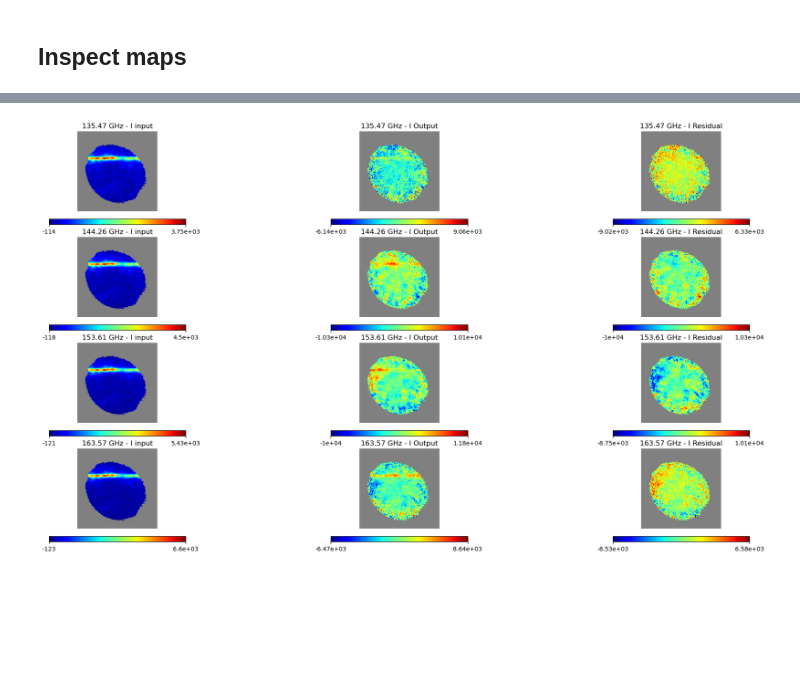
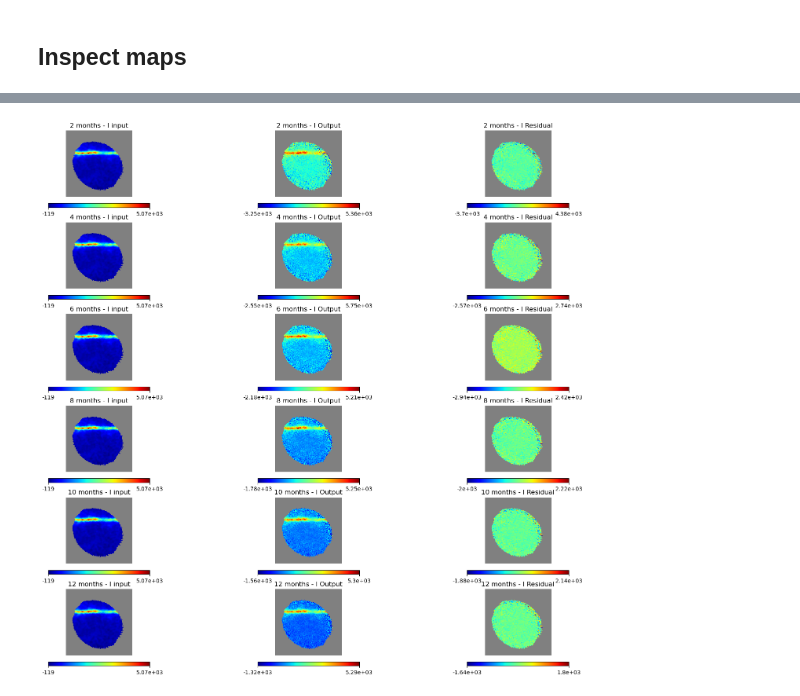
Before and after one commit to qubicsoft/qubic, a Jupyter notebook: qubic/scripts/MapMaking/src/FMM/central_right_patch.ipynb, the cells around one changed output, grey strips where cells are left out. Saved outputs shown, nothing was run; the diff lists cells and outputs as text; code cells hidden in the pictures; blank space fills up the shorter version.

```diff
--- a/qubic/scripts/MapMaking/src/FMM/central_right_patch.ipynb
+++ b/qubic/scripts/MapMaking/src/FMM/central_right_patch.ipynb
@@ -400,62 +669,67 @@ for inu in range(Nrec):
 # %%
 datafiles=[
-    #"/media/mattia/Hard Disk/data/center_right/maps/01-02_ss_hwp.pkl",
-    "/media/mattia/Hard Disk/data/center_right/maps/03-04_ss_hwp.pkl",
-    #"/media/mattia/Hard Disk/data/center_right/maps/05-06_ss_hwp.pkl",
-    "/media/mattia/Hard Disk/data/center_right/maps/07-08_ss_hwp.pkl",
-    #"/media/mattia/Hard Disk/data/center_right/maps/09-10_ss_hwp.pkl",
-    #"/media/mattia/Hard Disk/data/center_right/maps/11-12_ss_hwp.pkl",
+    "/media/mattia/Hard Disk/data/center_right/maps/final/01-02.pkl",
+    "/media/mattia/Hard Disk/data/center_right/maps/final/03-04.pkl",
+    "/media/mattia/Hard Disk/data/center_right/maps/final/05-06.pkl",
+    "/media/mattia/Hard Disk/data/center_right/maps/final/07-08.pkl",
+    "/media/mattia/Hard Disk/data/center_right/maps/final/09-10.pkl",
+    "/media/mattia/Hard Disk/data/center_right/maps/final/11-12.pkl",
 ]
 # %%
 data = maps_stacking(datafiles)
 # %%
-maps_input = data["maps_in"]
-maps_rec = data["maps"]
-maps_res = data["maps_res"]
-seenpix = data["seenpix"]
-maps_input[:,~seenpix] = hp.UNSEEN
-maps_rec[:,~seenpix] = hp.UNSEEN
-maps_res[:,~seenpix] = hp.UNSEEN
+maps_input = np.mean(data["maps_in_cum"], axis=1)
+maps_rec = np.mean(data["maps_cum"], axis=1)
+maps_res = np.mean(data["maps_res_cum"], axis=1)
+seenpix = data["seenpix_cum"]
+
+maps_input = np.where(seenpix, maps_input, hp.UNSEEN)
+maps_rec = np.where(seenpix, maps_rec, hp.UNSEEN)
+maps_res = np.where(seenpix, maps_res, hp.UNSEEN)
+
+valid_res = maps_res[i, maps_res[i] != hp.UNSEEN]
+sigma_res = np.std(valid_res)
+
 nus = data["nus"]
 center = data["center"]
-coverage = data["coverage"]
+coverage = data["coverage_cum"]
 
 k=0
 
-plt.figure(figsize=(20, 10))
-for inu in range(4):
-    hp.gnomview((maps_input[inu, :]), rot=center,
+plt.figure(figsize=(12,18))
+for i in range(len(datafiles)):
+    hp.gnomview((maps_input[i, :]), rot=center,
                         reso=15,
-                        notext=True,
-                        title=f"{nus[inu].round(2)} GHz - I input",
+                        notext=False,
+                        title=f"{i*2+2} months - I input",
                         cmap="jet",
-                        #unit=r'$\mu \mathrm{K_{CMB}}$',
-                        #norm="hist",
-                        #min = - n * sigma_input[inu],
-                        #max = n * sigma_input[inu],
-                        sub=(4, 3, k + 1))
+                        unit=r"$\mu K_{CMB}$",
+                        sub=(6, 3, k + 1))
 
-    hp.gnomview((maps_rec[inu, :]), rot=center,
+    hp.gnomview((maps_rec[i, :]), rot=center,
                         reso=15,
-                        notext=True,
-                        title=f"{nus[inu].round(2)} GHz - I Output",
+                        notext=False,
+                        title=f"{i*2+2} months - I Output",
                         cmap="jet",
-                        #unit=r'$\mu \mathrm{K_{CMB}}$',
-                        #norm="hist",
-                        #min = - n * sigma_rec[inu],
-                        #max = n * sigma_rec[inu],
-                        sub=(4, 3, k + 2))
+                        unit=r"$\mu K_{CMB}$",
+                        sub=(6, 3, k + 2))
 
-    hp.gnomview(maps_res[inu, :], rot=center,
+    hp.gnomview(maps_res[i, :], rot=center,
                         reso=15,
-                        notext=True,
-                        title=f"{nus[inu].round(2)} GHz - I Residual",
+                        notext=False,
+                        title=f"{i*2+2} months - I Residual",
                         cmap="jet",
-                        #unit=r'$\mu \mathrm{K_{CMB}}$',
-                        #norm="hist",
-                        #min = - n * sigma_res[inu],
-                        #max = n * sigma_res[inu],
-                        sub=(4, 3, k + 3))
+                        min=-3*sigma_res, max=3*sigma_res,
+                        unit=r"$\mu K_{CMB}$",
+                        sub=(6, 3, k + 3))
+
+
+    ax = plt.gca()
+    ax.text(0.95, 0.95, rf"$\sigma = {sigma:.0f}$",
+            transform=ax.transAxes, ha="right", va="top",
+            fontsize=9, weight="bold", color="black",
+            bbox=dict(facecolor="white", alpha=0.7, edgecolor="none", pad=1.5))
+
     k += 3
 # %% [output]
-[figure, old version]
+[figure, new version]
```
Also changed, not shown: parts of 35 cells of this notebook, 17 other files.
